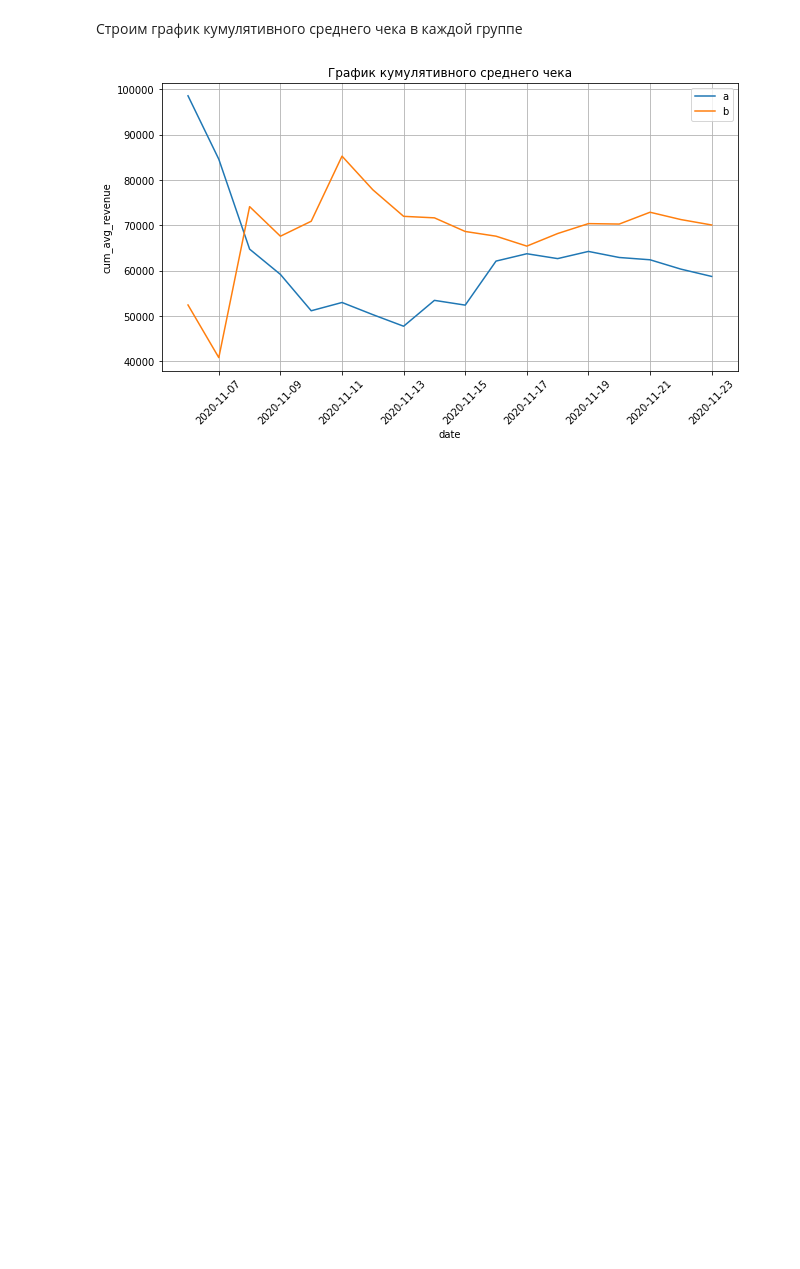
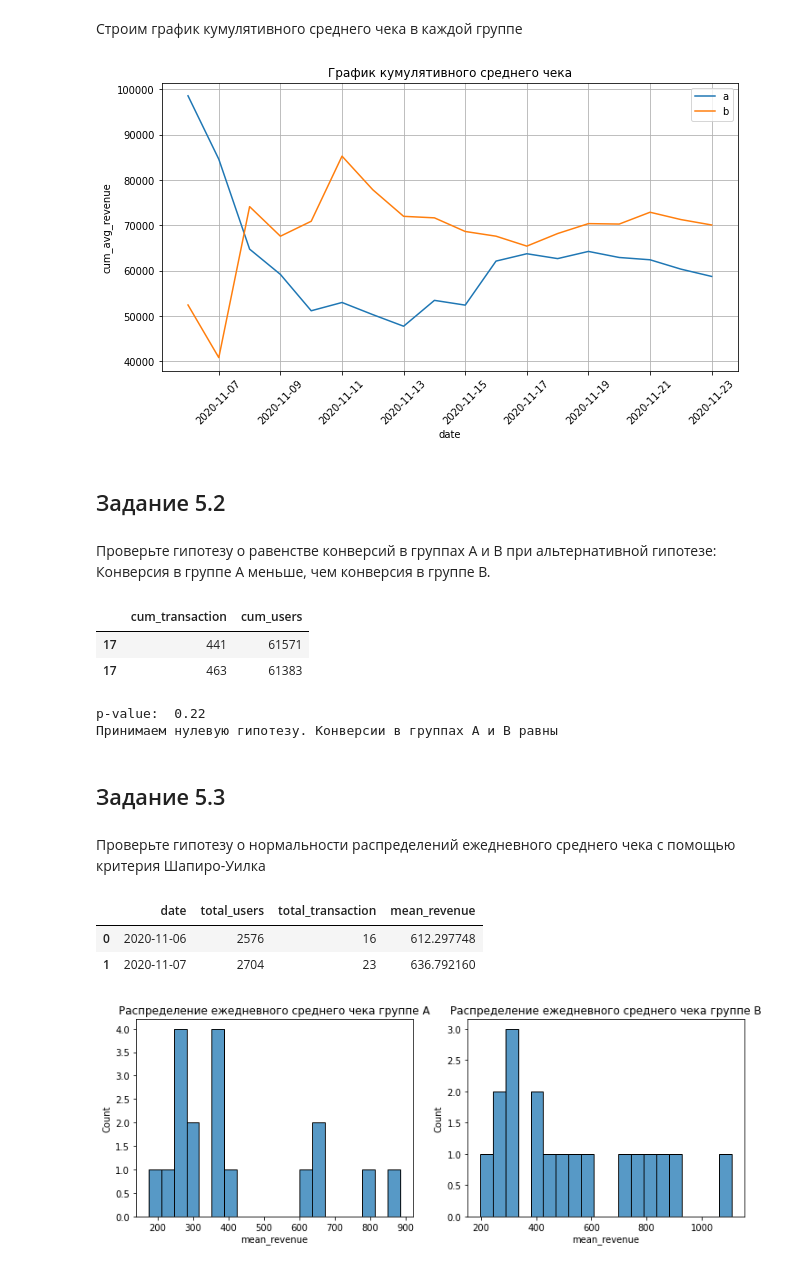
Before and after one commit to AndreiDS63/SF_EDA, a Jupyter notebook: EDA-5_A_B_testing/4.1_tasks.ipynb, the cells around one changed output. Cells and saved outputs as stored; diff of their text form; code cells hidden in the pictures; blank space fills up the shorter version.

```diff
--- a/EDA-5_A_B_testing/4.1_tasks.ipynb
+++ b/EDA-5_A_B_testing/4.1_tasks.ipynb
@@ -106,3 +106,7 @@ ax.legend(['a', 'b']);
 ax.grid(True);
 # %% [output]
 [figure]
+# %% [markdown]
+## Задание 5.2
+# %% [markdown]
+Проверьте гипотезу о равенстве конверсий в группах А и B при альтернативной гипотезе: Конверсия в группе А меньше, чем конверсия в группе B.
@@ -108,0 +115,69 @@ ax.grid(True);
+# %%
+total_a = daily_a.loc[daily_a.shape[0]-1:]
+total_b = daily_b.loc[daily_b.shape[0]-1:]
+total_conv = pd.concat([total_a, total_b], axis=0)[['cum_transaction', 'cum_users']]
+total_conv
+# %% [output]
+|  | cum_transaction | cum_users |
+| 17 | 441 | 61571 |
+| 17 | 463 | 61383 |
+# %%
+H0 = 'Конверсии в группах А и B равны'
+H1 = 'Конверсия в группе А выше, чем конверсия в группе B'
+alpha = 0.1 # уровень значимости
+# вычисляем значение p-value для z-теста для пропорций
+_, p_value = proportions_ztest(
+    count=total_conv['cum_transaction'], #число "успехов"
+    nobs=total_conv['cum_users'], #общее число наблюдений
+    alternative='smaller',
+)
+# выводим результат на экран
+print('p-value: ', round(p_value, 2))
+# сравниваем полученное p-value с уровнем значимости
+if (p_value < alpha):
+    print("Отвергаем нулевую гипотезу. {}".format(H0))
+    print("Альтернативная гипотеза. H1: {}".format(H1))
+else:
+    print("Принимаем нулевую гипотезу. {}".format(H0))
+# %% [output]
+p-value:  0.22
+Принимаем нулевую гипотезу. Конверсии в группах А и B равны
+# %% [markdown]
+## Задание 5.3
+# %% [markdown]
+Проверьте гипотезу о нормальности распределений ежедневного среднего чека с помощью критерия Шапиро-Уилка
+# %%
+daily_a = sample_a.groupby(by=['date']).agg({
+    'cid': 'count',
+    'transactions': 'sum',
+    'revenue': 'mean'
+}).reset_index().rename(columns={
+    'cid': 'total_users',
+    'transactions': 'total_transaction',
+    'revenue': 'mean_revenue'
+})
+daily_b = sample_b.groupby(by=['date']).agg({
+    'cid': 'count',
+    'transactions': 'sum',
+    'revenue': 'mean'
+}).reset_index().rename(columns={
+    'cid': 'total_users',
+    'transactions': 'total_transaction',
+    'revenue': 'mean_revenue'
+})
+daily_a.head(2)
+# %% [output]
+|  | date | total_users | total_transaction | mean_revenue |
+| 0 | 2020-11-06 | 2576 | 16 | 612.297748 |
+| 1 | 2020-11-07 | 2704 | 23 | 636.792160 |
+# %%
+#создаём 2 графика размером 12x4
+fig, axes = plt.subplots(1, 2, figsize=(12, 4))
+#строим гистограмму для времени на сайте в каждой группе
+sns.histplot(x='mean_revenue', data=daily_a, ax=axes[0], bins=20)
+sns.histplot(x='mean_revenue', data=daily_b, ax=axes[1], bins=20)
+#задаём названия графикам
+axes[0].set_title('Распределение ежедневного среднего чека группе А');
+axes[1].set_title('Распределение ежедневного среднего чека группе B');
+# %% [output]
+[figure, added]
```
Also changed, not shown: parts of 6 cells of this notebook, 3 other files.
